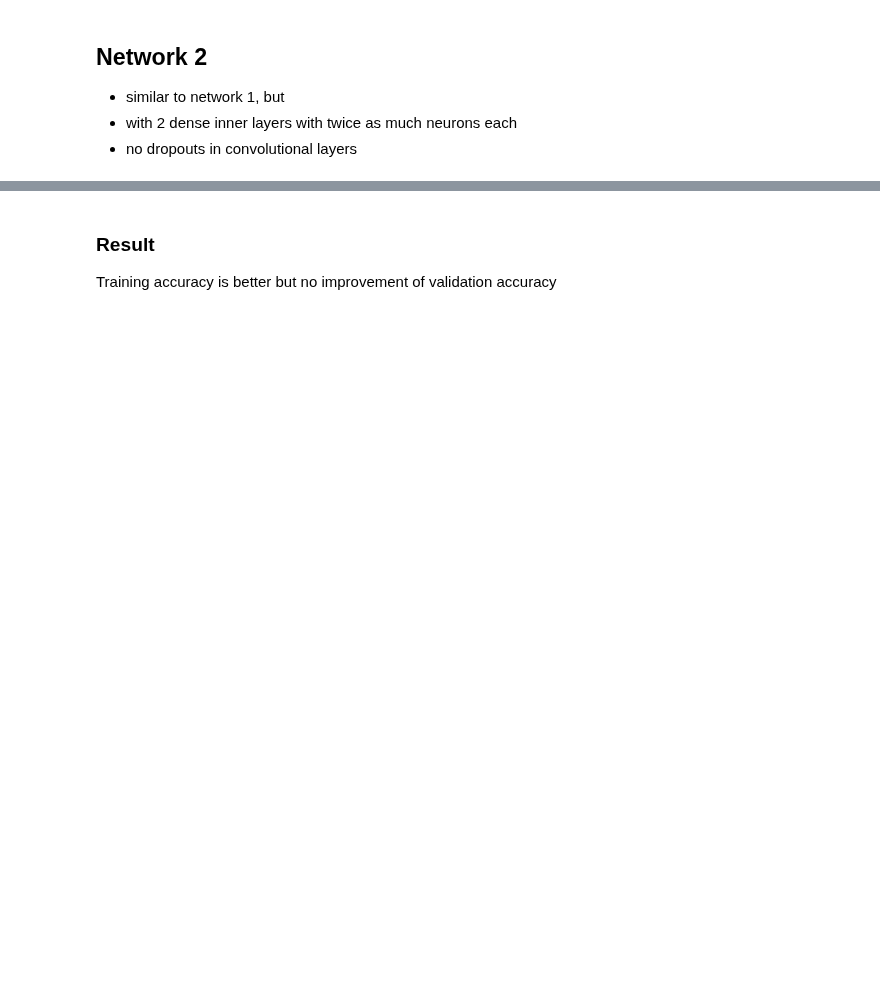
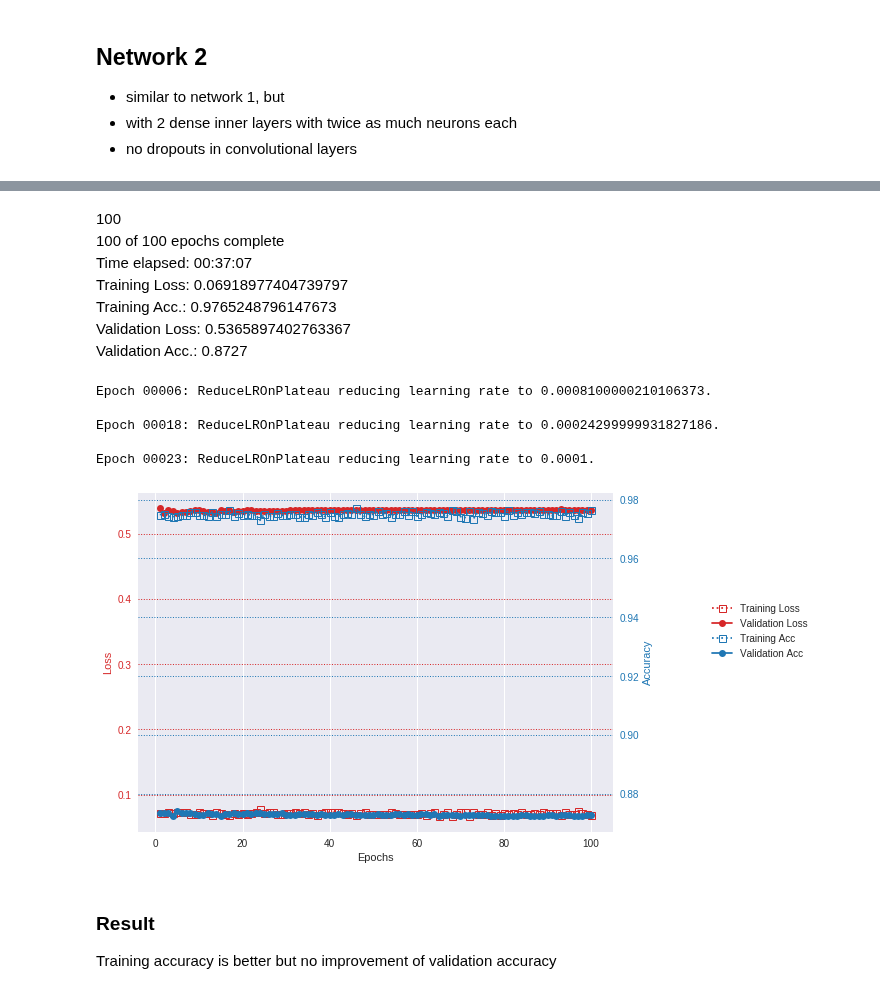
Before and after one commit to algo74/MLCourse, a Jupyter notebook: HW2/HW2_file5.ipynb, the cells around one changed output, grey strips where cells are left out. Cells and saved outputs as stored; diff of their text form; code cells hidden in the pictures; blank space fills up the shorter version.

```diff
--- a/HW2/HW2_file5.ipynb
+++ b/HW2/HW2_file5.ipynb
@@ -345,3 +330,19 @@ Epoch 00096: ReduceLROnPlateau reducing learning rate to 0.002700000163167715.
+# %%
+h = train(network)
+# %% [output]
+100
+100 of 100 epochs complete
+Time elapsed: 00:37:07
+Training Loss: 0.06918977404739797
+Training Acc.: 0.9765248796147673
+Validation Loss: 0.5365897402763367
+Validation Acc.: 0.8727
+Epoch 00006: ReduceLROnPlateau reducing learning rate to 0.0008100000210106373.
+
+Epoch 00018: ReduceLROnPlateau reducing learning rate to 0.00024299999931827186.
+
+Epoch 00023: ReduceLROnPlateau reducing learning rate to 0.0001.
+[figure, added]
 # %% [markdown]
 ### Result
 
```
Also changed, not shown: parts of 9 cells of this notebook.
